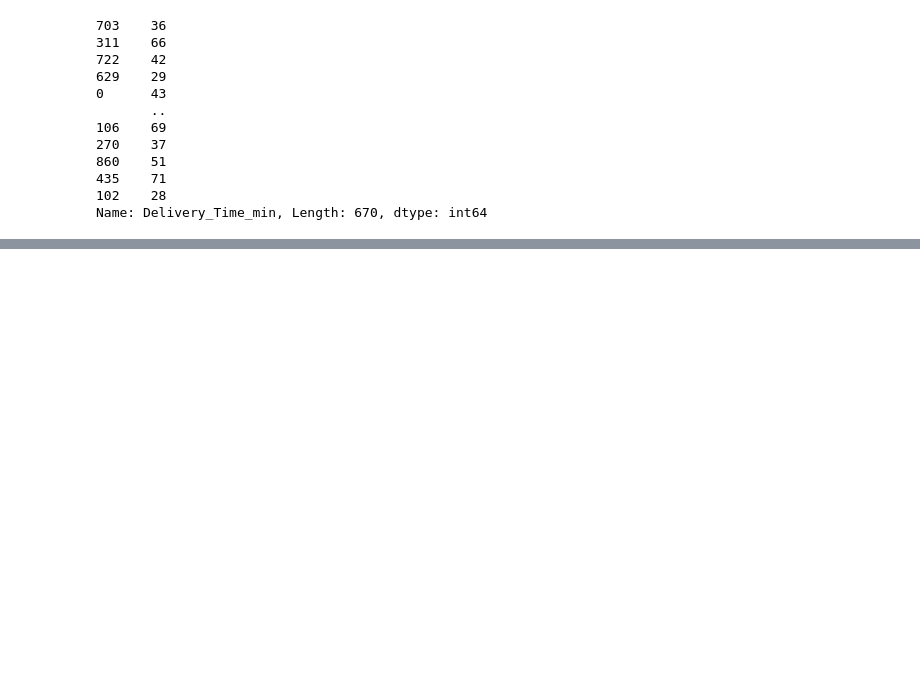
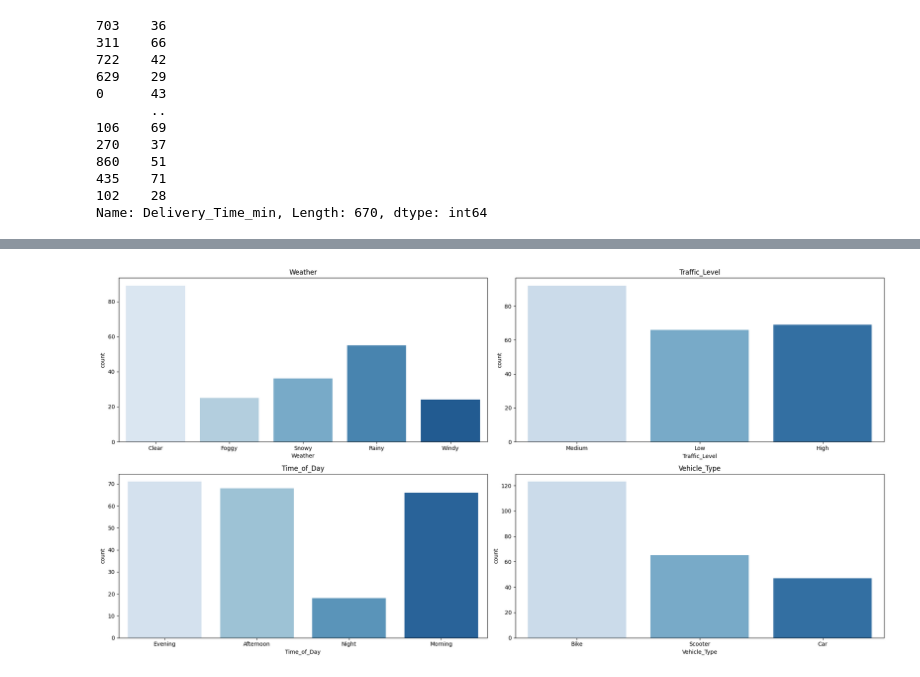
Before and after one commit to gustavofurini/data-science-projects, a Jupyter notebook: food-delivery-time-prediction/main.ipynb, the cells around one changed output, grey strips where cells are left out. Drawn from its saved outputs; the diff is of its cells as text; code cells hidden in the pictures; blank space fills up the shorter version.

```diff
--- a/food-delivery-time-prediction/main.ipynb
+++ b/food-delivery-time-prediction/main.ipynb
@@ -267,0 +434,17 @@ array([ 32.569798,  61.37132 ,  35.767345,  45.277065,  85.16919 ,
+# %%
+fig, axes = plt.subplots(nrows=2, ncols=2, figsize=(20, 10))
+axes = axes.flatten()  # transform in list to facility access
+
+for i, feature in enumerate(categorical_features):
+    sns.countplot(x=q4[feature], ax=axes[i], palette='Blues')
+    axes[i].set_title(feature)
+
+# Delete missing graph
+#if len(numerical_features) < len(axes):
+#    for j in range(len(numerical_features), len(axes)):
+#        fig.delaxes(axes[j])
+
+plt.tight_layout()
+plt.show()
+# %% [output]
+[figure, added]
```
Also changed, not shown: parts of 31 cells of this notebook.
